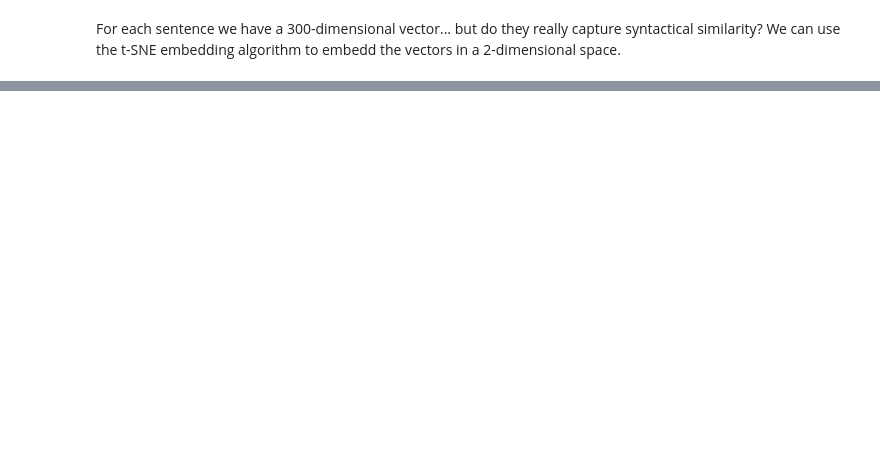
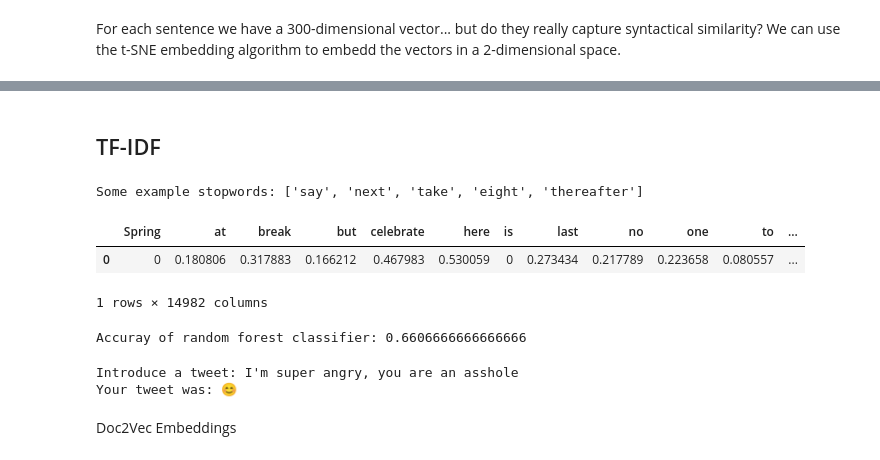
Before and after one commit to persas/intro-to-nlp, a Jupyter notebook: Thursdays brown bag meeting, NLP.ipynb, the cells around one changed output, grey strips where cells are left out. Drawn from its saved outputs; the diff is of its cells as text; code cells hidden in the pictures; blank space fills up the shorter version.

```diff
--- a/Thursdays brown bag meeting, NLP.ipynb
+++ b/Thursdays brown bag meeting, NLP.ipynb
@@ -238,0 +336,3 @@ The biggest NLP players are currently in a race to develop pretrained model arch
+# %%
+# We generate the universe of sentences from a random sample of the dataset:
+universe_of_sentences = train_df.tweet.values
@@ -238,0 +341,15 @@ The biggest NLP players are currently in a race to develop pretrained model arch
+# %%
+# Create the vocabulary object and obtain the bag of word representation
+all_sentences = []
+for sentence in tqdm(universe_of_sentences):
+    w_sentence = [token.text for token in nlp(sentence) if not token.is_punct]
+    all_sentences.append(w_sentence)
+dct = Dictionary(all_sentences)
+# %%
+records = []
+record = dict.fromkeys(list(dct.values()), 0)
+for sentence in tqdm(universe_of_sentences):
+    record_1 = record.copy()
+    record_1.update({dct[k]: v for k,v in dct.doc2bow([token.text for token in nlp(sentence) if not token.is_punct])})
+    records.append(record_1)
+bow_df = pd.DataFrame(records)
@@ -238,0 +378,23 @@ The biggest NLP players are currently in a race to develop pretrained model arch
+# %% [markdown]
+## TF-IDF
+# %%
+stopwords = spacy.lang.en.stop_words.STOP_WORDS
+print('Some example stopwords:', list(stopwords)[20:25])
+
+# Modify the universe of sentences by removing stopwords and lemmatizing
+universe_of_sentences_mod = [[token.lemma_.lower() for token in nlp(sentence)
+                              if token not in stopwords and not token.is_punct]
+                             for sentence in universe_of_sentences]
+
+# Train the TFIDF model over our corpus
+TFIDF_model = TfidfModel([dct.doc2bow(sentence) for sentence in universe_of_sentences_mod])
+
+# Get the representation for the first sentence in the universe
+record = {dct[k]: 0 for k,v in dct.items()}
+record.update({dct[k]:v for k,v in TFIDF_model[dct.doc2bow(universe_of_sentences_mod[0])]})
+pd.DataFrame([record])
+# %% [output]
+Some example stopwords: ['say', 'next', 'take', 'eight', 'thereafter']
+|  | Spring | at | break | but | celebrate | here | is | last | no | one | to | ... |
+| 0 | 0 | 0.180806 | 0.317883 | 0.166212 | 0.467983 | 0.530059 | 0 | 0.273434 | 0.217789 | 0.223658 | 0.080557 | ... |
+1 rows × 14982 columns
@@ -238,0 +413,21 @@ The biggest NLP players are currently in a race to develop pretrained model arch
+# %%
+clf_tf = RandomForestClassifier(max_depth=5, random_state=24)
+X = tfidf_df[tfidf_df.columns[:-1]].values
+y = tfidf_df.__target__.values
+X_train, X_test, y_train, y_test = train_test_split(X, y, test_size=0.25, random_state=8)
+clf_tf.fit(X_train, y_train)
+print(f"Accuray of random forest classifier: {clf_tf.score(X_test, y_test)}")
+# %% [output]
+Accuray of random forest classifier: 0.6606666666666666
+# %%
+to_predict = input("Introduce a tweet: ")
+to_predict = [token.lemma_.lower() for token in nlp(to_predict) if token not in stopwords and not token.is_punct]
+record_1 = record.copy()
+record_1.update({dct[k]:v for k,v in TFIDF_model[dct.doc2bow(to_predict)]})
+res = clf_tf.predict(np.array(list(record_1.values())).reshape(1, -1))[0]
+print(emoji.emojize(f"Your tweet was: {emojify[res]}"))
+# %% [output]
+Introduce a tweet: I'm super angry, you are an asshole
+Your tweet was: 😊
+# %% [markdown]
+Doc2Vec Embeddings
```
Also changed, not shown: parts of 34 cells of this notebook, 2 other files.
